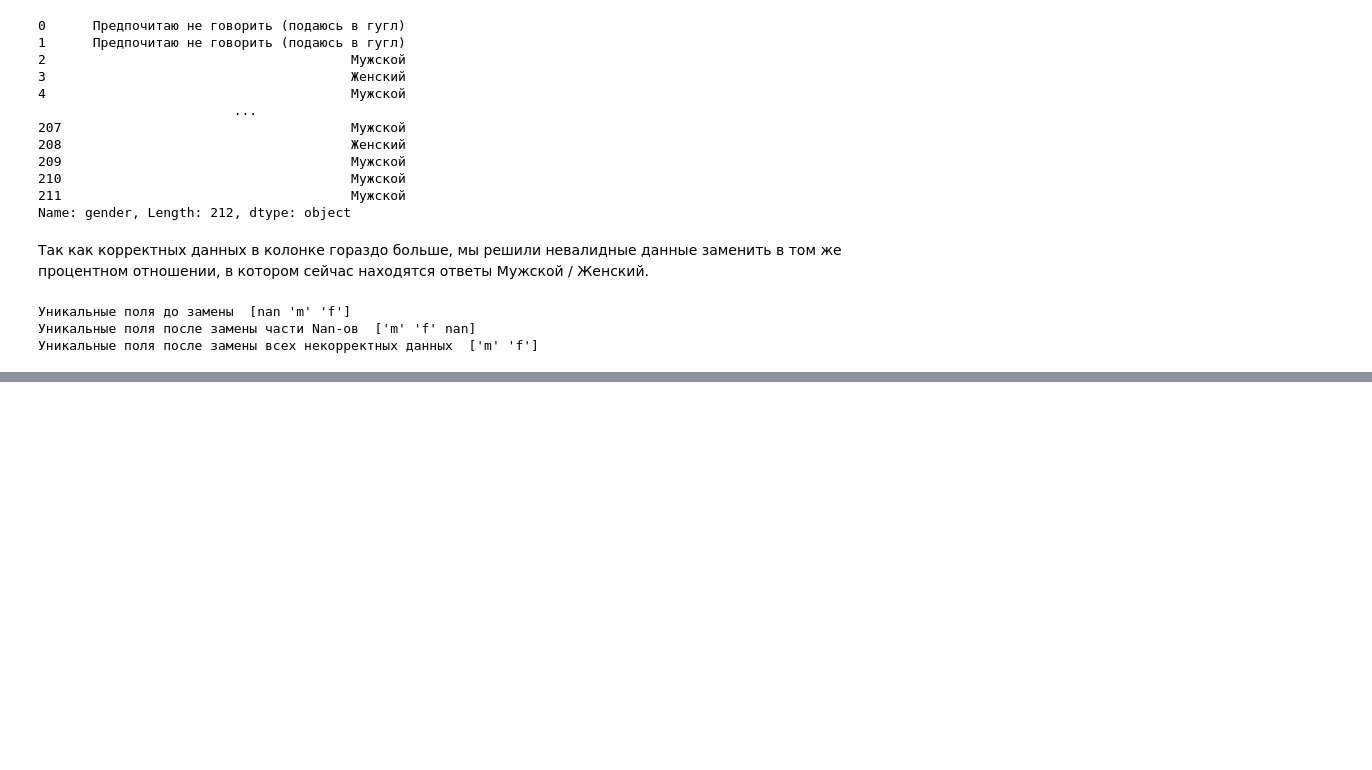
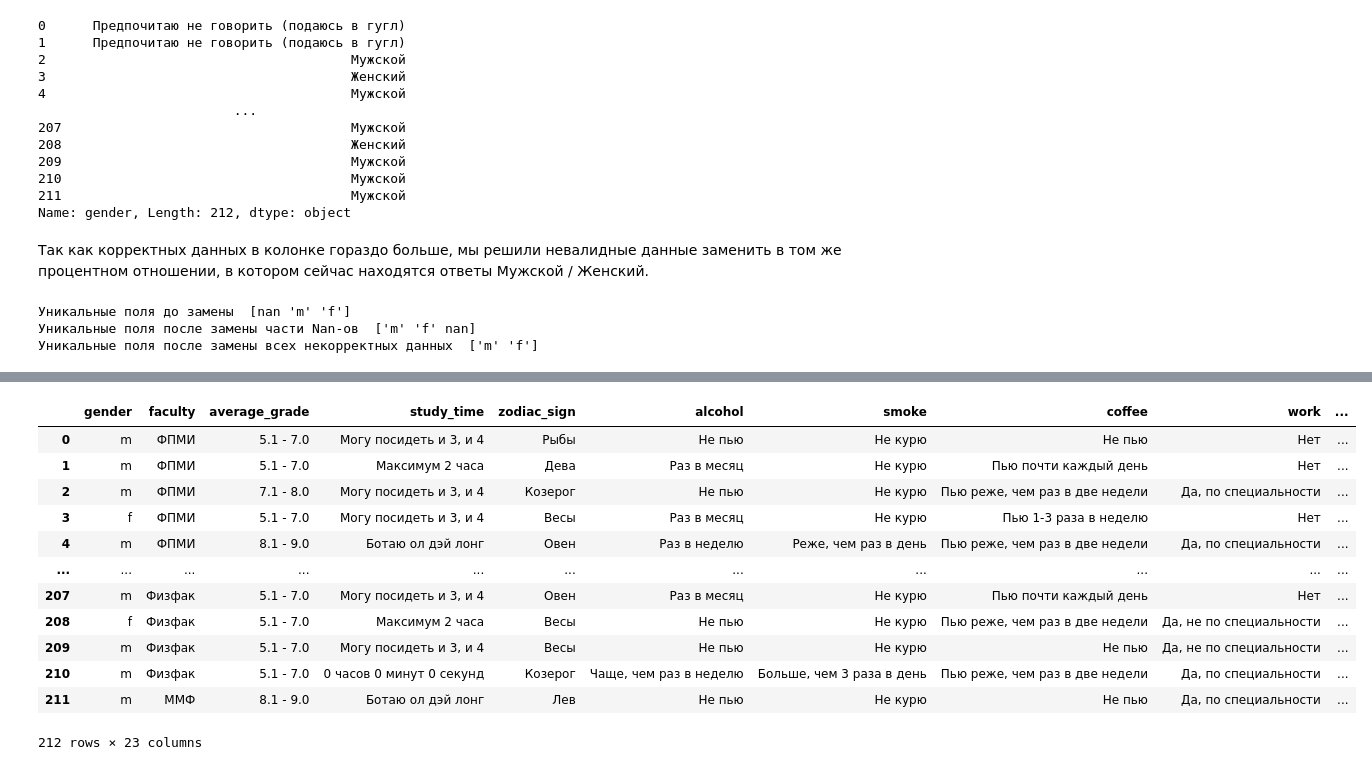
Before and after one commit to sherri-ice/DataAnalyseProject, a Jupyter notebook: vkiad_project.ipynb, the cells around one changed output, grey strips where cells are left out. Drawn from its saved outputs; the diff is of its cells as text; code cells hidden in the pictures; blank space fills up the shorter version.

```diff
--- a/vkiad_project.ipynb
+++ b/vkiad_project.ipynb
@@ -106,0 +122,16 @@ print('Уникальные поля после замены всех некор
+# %%
+data_frame
+# %% [output]
+|  | gender | faculty | average_grade | study_time | zodiac_sign | alcohol | smoke | coffee | work | ... |
+| 0 | m | ФПМИ | 5.1 - 7.0 | Могу посидеть и 3, и 4 | Рыбы | Не пью | Не курю | Не пью | Нет | ... |
+| 1 | m | ФПМИ | 5.1 - 7.0 | Максимум 2 часа | Дева | Раз в месяц | Не курю | Пью почти каждый день | Нет | ... |
+| 2 | m | ФПМИ | 7.1 - 8.0 | Могу посидеть и 3, и 4 | Козерог | Не пью | Не курю | Пью реже, чем раз в две недели | Да, по специальности | ... |
+| 3 | f | ФПМИ | 5.1 - 7.0 | Могу посидеть и 3, и 4 | Весы | Раз в месяц | Не курю | Пью 1-3 раза в неделю | Нет | ... |
+| 4 | m | ФПМИ | 8.1 - 9.0 | Ботаю ол дэй лонг | Овен | Раз в неделю | Реже, чем раз в день | Пью реже, чем раз в две недели | Да, по специальности | ... |
+| ... | ... | ... | ... | ... | ... | ... | ... | ... | ... | ... |
+| 207 | m | Физфак | 5.1 - 7.0 | Могу посидеть и 3, и 4 | Овен | Раз в месяц | Не курю | Пью почти каждый день | Нет | ... |
+| 208 | f | Физфак | 5.1 - 7.0 | Максимум 2 часа | Весы | Не пью | Не курю | Пью реже, чем раз в две недели | Да, не по специальности | ... |
+| 209 | m | Физфак | 5.1 - 7.0 | Могу посидеть и 3, и 4 | Весы | Не пью | Не курю | Не пью | Да, не по специальности | ... |
+| 210 | m | Физфак | 5.1 - 7.0 | 0 часов 0 минут 0 секунд | Козерог | Чаще, чем раз в неделю | Больше, чем 3 раза в день | Пью реже, чем раз в две недели | Да, по специальности | ... |
+| 211 | m | ММФ | 8.1 - 9.0 | Ботаю ол дэй лонг | Лев | Не пью | Не курю | Не пью | Да, по специальности | ... |
+212 rows × 23 columns
```
Also changed, not shown: parts of 6 cells of this notebook.
